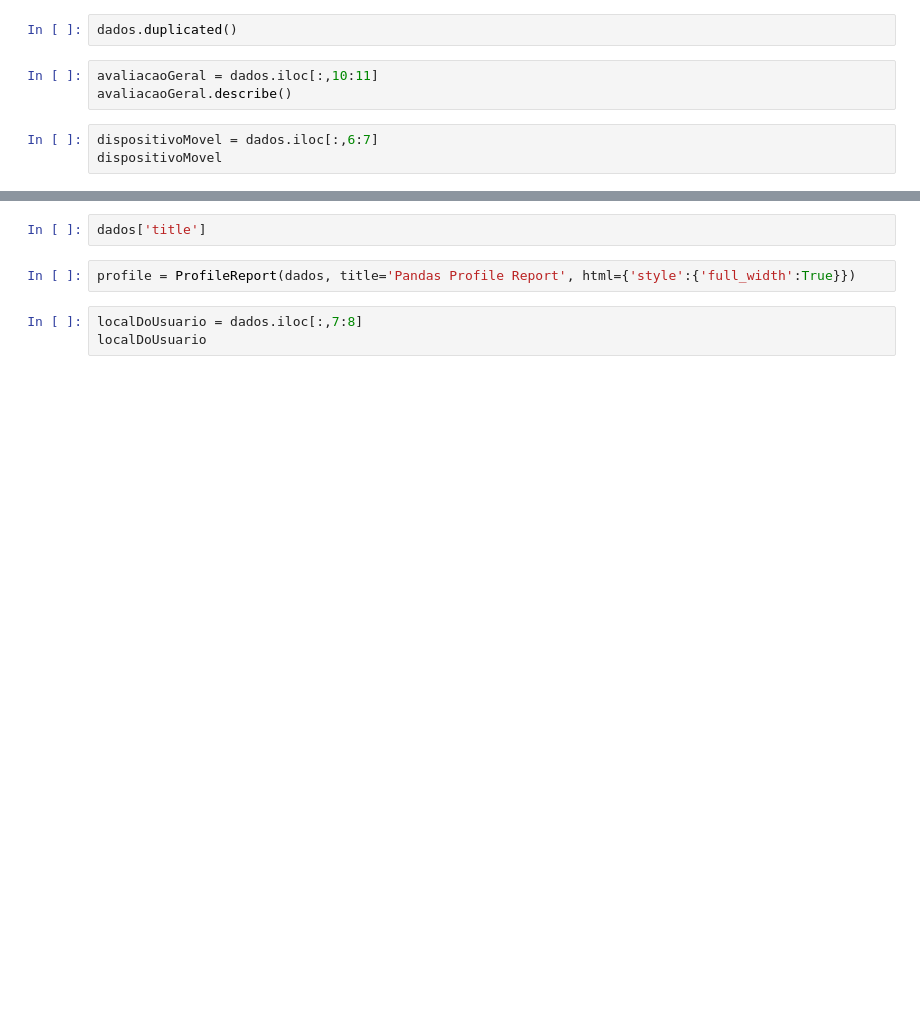
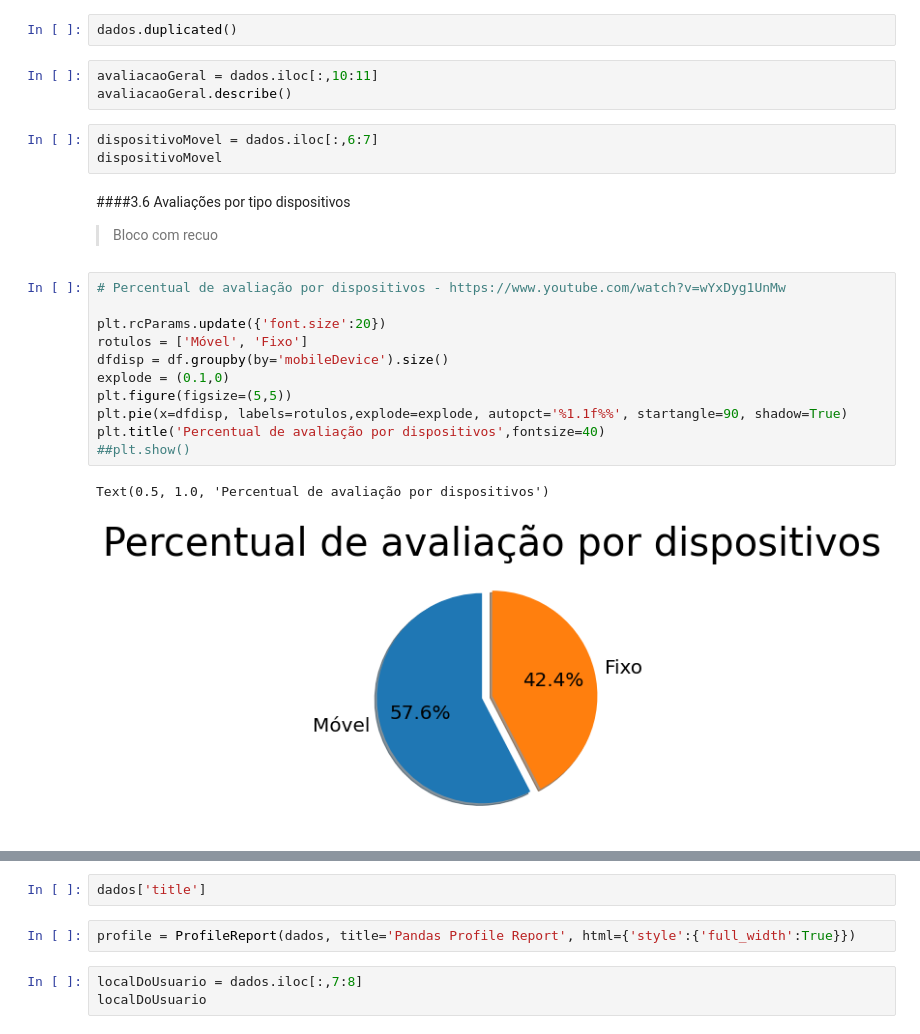
Before and after one commit to danielleitesoares/Work_Sentimental_Analyzer_Of_Restaurant_Issue, a Jupyter notebook: Analise_dos_Sentimentos_Restaurantes.ipynb, the cells around one changed output, grey strips where cells are left out. Cells and saved outputs as stored; diff of their text form; blank space fills up the shorter version.

```diff
--- a/Analise_dos_Sentimentos_Restaurantes.ipynb
+++ b/Analise_dos_Sentimentos_Restaurantes.ipynb
@@ -257,3 +265,21 @@ avaliacaoGeral.describe()
 # %%
 dispositivoMovel = dados.iloc[:,6:7]
 dispositivoMovel
+# %% [markdown]
+####3.6 Avaliações por tipo dispositivos
+
+> Bloco com recuo
+# %%
+# Percentual de avaliação por dispositivos - https://www.youtube.com/watch?v=wYxDyg1UnMw
+
+plt.rcParams.update({'font.size':20})
+rotulos = ['Móvel', 'Fixo']
+dfdisp = df.groupby(by='mobileDevice').size()
+explode = (0.1,0)
+plt.figure(figsize=(5,5))
+plt.pie(x=dfdisp, labels=rotulos,explode=explode, autopct='%1.1f%%', startangle=90, shadow=True)
+plt.title('Percentual de avaliação por dispositivos',fontsize=40)
+##plt.show()
+# %% [output]
+Text(0.5, 1.0, 'Percentual de avaliação por dispositivos')
+[figure, added]
```
Also changed, not shown: parts of 8 cells of this notebook.
